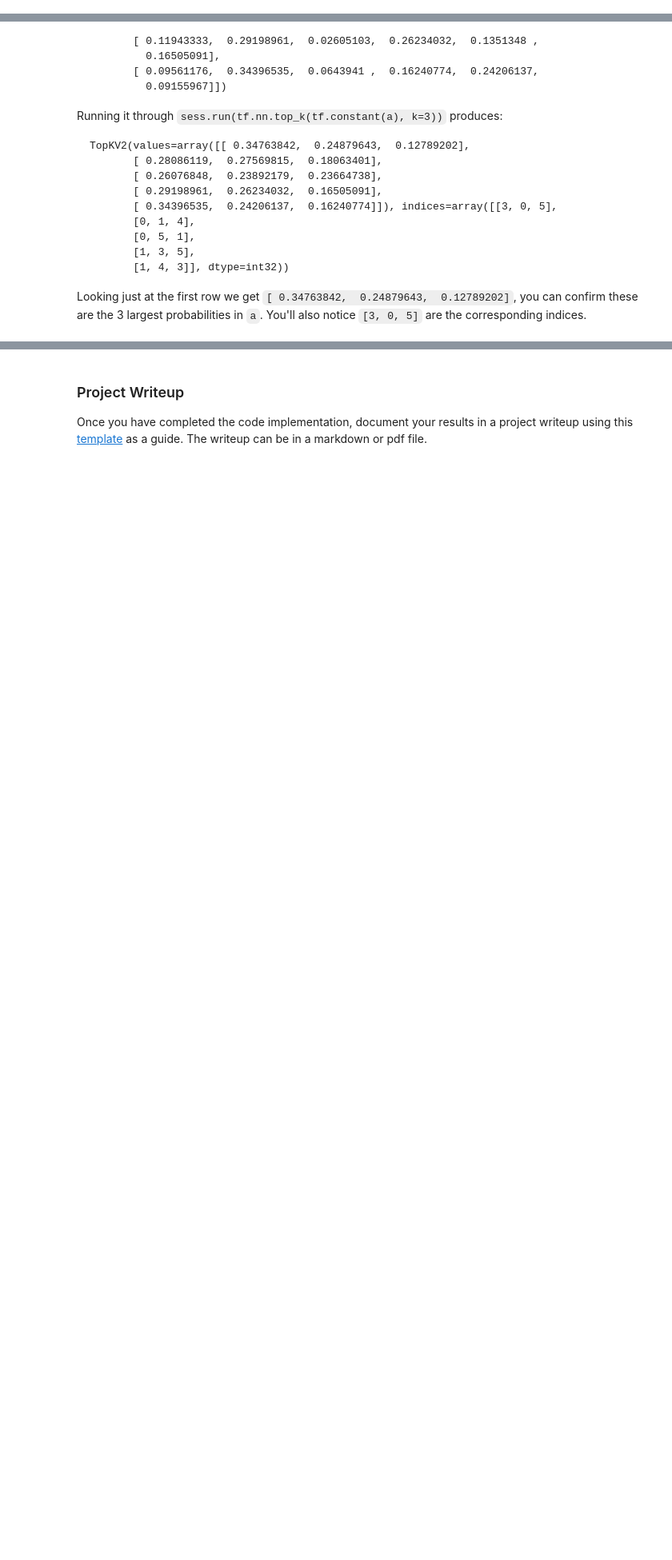
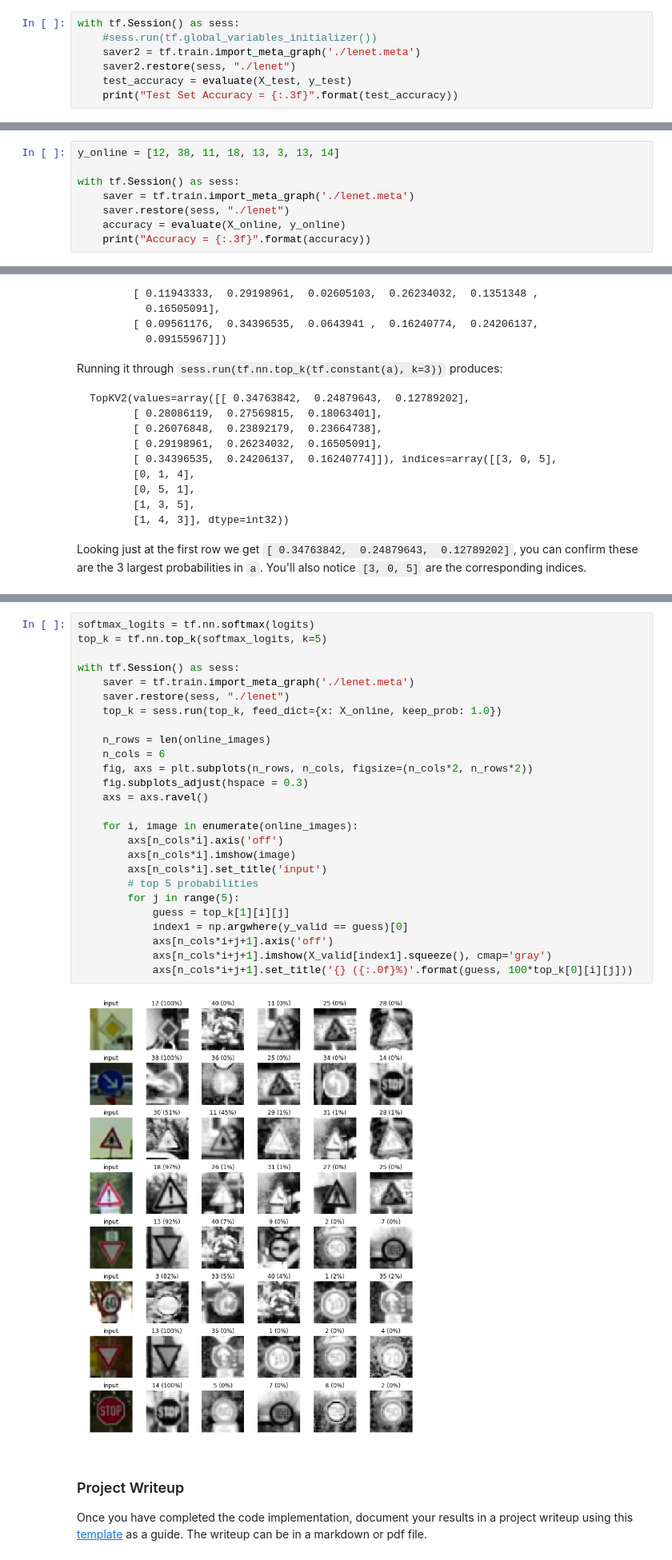
Before and after one commit to kei-sato/CarND-Traffic-Sign-Classifier-Project, a Jupyter notebook: Traffic_Sign_Classifier.ipynb, the cells around one changed output, grey strips where cells are left out. Shown at 80% size. Saved outputs shown, nothing was run; the diff lists cells and outputs as text; blank space fills up the shorter version.

```diff
--- a/Traffic_Sign_Classifier.ipynb
+++ b/Traffic_Sign_Classifier.ipynb
@@ -573,0 +584,7 @@ Model saved
+# %%
+with tf.Session() as sess:
+    #sess.run(tf.global_variables_initializer())
+    saver2 = tf.train.import_meta_graph('./lenet.meta')
+    saver2.restore(sess, "./lenet")
+    test_accuracy = evaluate(X_test, y_test)
+    print("Test Set Accuracy = {:.3f}".format(test_accuracy))
@@ -597,0 +662,8 @@ You may find `signnames.csv` useful as it contains mappings from the class id (i
+# %%
+y_online = [12, 38, 11, 18, 13, 3, 13, 14]
+
+with tf.Session() as sess:
+    saver = tf.train.import_meta_graph('./lenet.meta')
+    saver.restore(sess, "./lenet")
+    accuracy = evaluate(X_online, y_online)
+    print("Accuracy = {:.3f}".format(accuracy))
@@ -641,3 +712,31 @@ Looking just at the first row we get `[ 0.34763842,  0.24879643,  0.12789202]`,
+# %%
+softmax_logits = tf.nn.softmax(logits)
+top_k = tf.nn.top_k(softmax_logits, k=5)
+
+with tf.Session() as sess:
+    saver = tf.train.import_meta_graph('./lenet.meta')
+    saver.restore(sess, "./lenet")
+    top_k = sess.run(top_k, feed_dict={x: X_online, keep_prob: 1.0})
+
+    n_rows = len(online_images)
+    n_cols = 6
+    fig, axs = plt.subplots(n_rows, n_cols, figsize=(n_cols*2, n_rows*2))
+    fig.subplots_adjust(hspace = 0.3)
+    axs = axs.ravel()
+
+    for i, image in enumerate(online_images):
+        axs[n_cols*i].axis('off')
+        axs[n_cols*i].imshow(image)
+        axs[n_cols*i].set_title('input')
+        # top 5 probabilities
+        for j in range(5):
+            guess = top_k[1][i][j]
+            index1 = np.argwhere(y_valid == guess)[0]
+            axs[n_cols*i+j+1].axis('off')
+            axs[n_cols*i+j+1].imshow(X_valid[index1].squeeze(), cmap='gray')
+            axs[n_cols*i+j+1].set_title('{} ({:.0f}%)'.format(guess, 100*top_k[0][i][j]))
+# %% [output]
+[figure, added]
 # %% [markdown]
 ### Project Writeup
 
```
Also changed, not shown: parts of 13 cells of this notebook, 8 other files.
